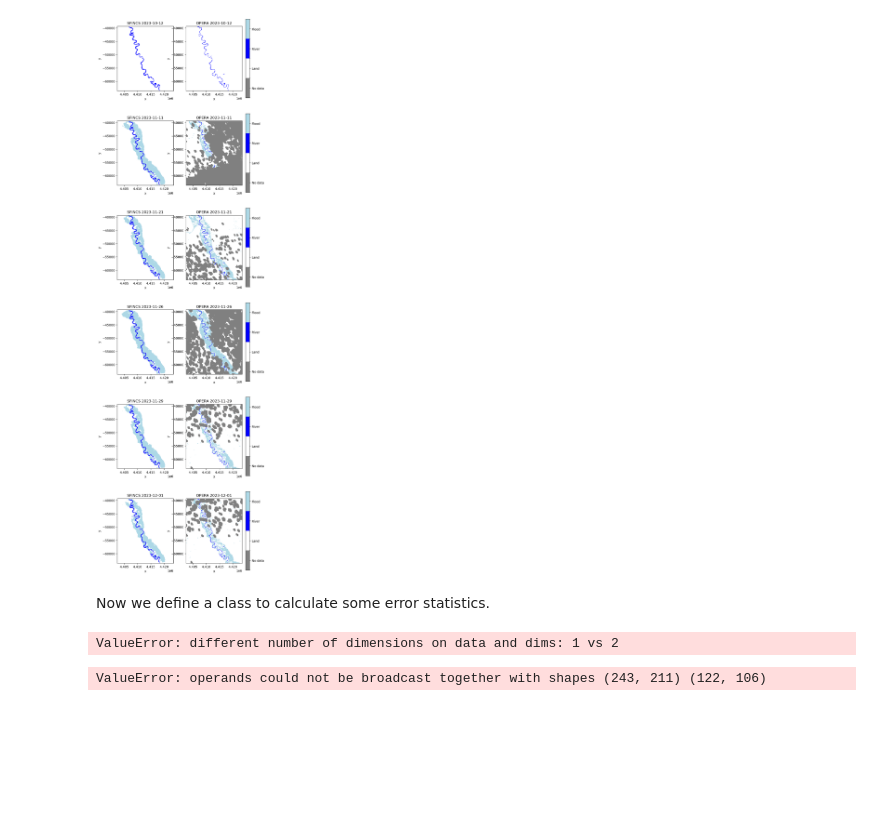
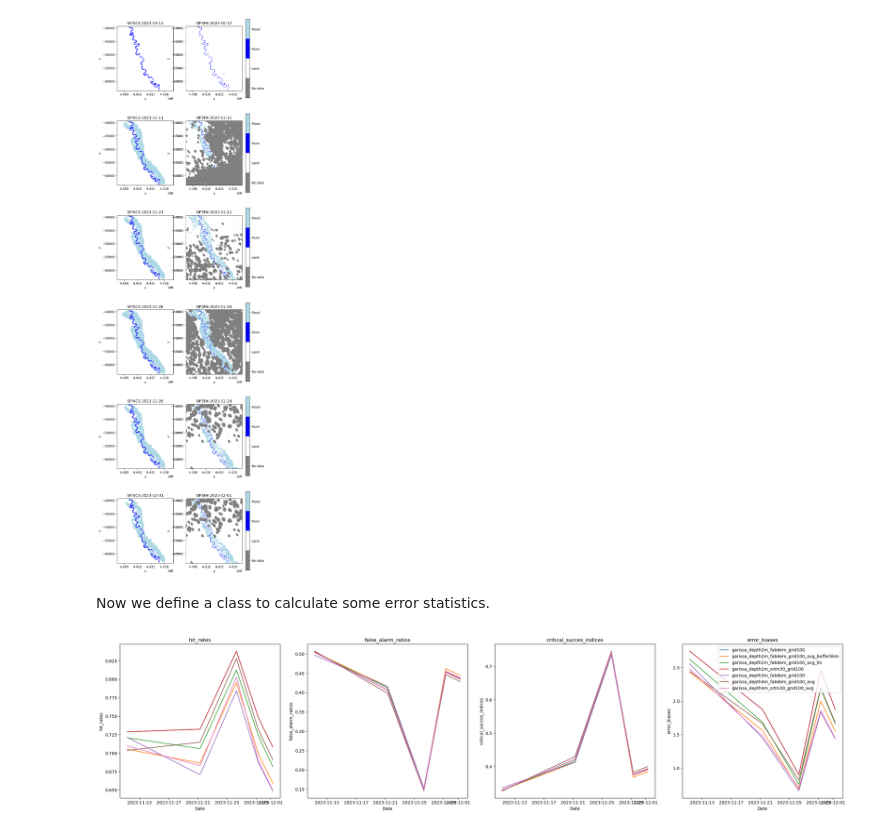
Before and after one commit to pjdebruijn2505/Git_mdp, a Jupyter notebook: SFINCS/d_preprocess_floodmaps.ipynb, the cells around one changed output. Saved outputs shown, nothing was run; the diff lists cells and outputs as text; code cells hidden in the pictures; blank space fills up the shorter version.

Commit message:
added some images of the model scores

```diff
--- a/SFINCS/d_preprocess_floodmaps.ipynb
+++ b/SFINCS/d_preprocess_floodmaps.ipynb
@@ -270,64 +270,40 @@ critical_succes_indices = {}
 error_biases = {}
 
 for model, floodmaps_sfincs in floodmaps_sfincs_all.items():
-    hr = {}
-    far = {}
-    csi = {}
-    eb = {}
-    for date, floodmap_sfincs in floodmaps.items():
+    hr = []
+    far = []
+    csi = []
+    eb = []
+    for date, floodmap_sfincs in floodmaps_sfincs.items():
         floodmap_sat = floodmaps[date]
 
         error_calc = Validation(floodmap_sat, floodmap_sfincs)
-        hr[date] = error_calc.hit_rate()
-        far[date] = error_calc.false_alarm_ratio()
-        csi[date] = error_calc.critical_succes_index()
-        eb[date] = error_calc.error_bias()
+        hr.append(error_calc.hit_rate())
+        far.append(error_calc.false_alarm_ratio())
+        csi.append(error_calc.critical_succes_index())
+        eb.append(error_calc.error_bias())
 
     hit_rates[model] = hr
     false_alarm_ratios[model] = far
     critical_succes_indices[model] = csi
     error_biases[model] = eb
 
-metrics = xr.DataArray(
-    data=[hit_rates, false_alarm_ratios, critical_succes_indices, error_biases],
-    dims=["model", "time"],
-    coords=dict(
-        model = model_names,
-        times = floodmap_times.values(),
-    ),
-)
+measures = [hit_rates, false_alarm_ratios, critical_succes_indices, error_biases]
+measure_titles = ["hit_rates", "false_alarm_ratios", "critical_succes_indices", "error_biases"]
-# %% [output]
-ValueError: different number of dimensions on data and dims: 1 vs 2
-# %%
-# Create empty arrays to store metrics
-hit_rates_arr = np.zeros((len(model_names), len(floodmaps)))
-false_alarm_ratios_arr = np.zeros((len(model_names), len(floodmaps)))
-critical_success_indices_arr = np.zeros((len(model_names), len(floodmaps)))
-error_biases_arr = np.zeros((len(model_names), len(floodmaps)))
-
-# Loop over models
-for i, (model, floodmaps_sfincs) in enumerate(floodmaps_sfincs_all.items()):
-    # Loop over time steps
-    for j, (date, floodmap_sfincs) in enumerate(floodmaps_sfincs.items()):
-        floodmap_sat = floodmaps[date]
-        # Perform validation
-        error_calc = Validation(floodmap_sat, floodmap_sfincs)
-        # Compute metrics
-        hit_rates_arr[i, j] = error_calc.hit_rate()
-        false_alarm_ratios_arr[i, j] = error_calc.false_alarm_ratio()
-        critical_success_indices_arr[i, j] = error_calc.critical_succes_index()
-        error_biases_arr[i, j] = error_calc.error_bias()
-
-# Create xarray DataArrays
-hit_rates_da = xr.DataArray(hit_rates_arr, dims=["model", "time"], coords={"model": list(model_names), "time": list(floodmaps.keys())})
-false_alarm_ratios_da = xr.DataArray(false_alarm_ratios_arr, dims=["model", "time"], coords={"model": list(model_names), "time": list(floodmaps.keys())})
-critical_success_indices_da = xr.DataArray(critical_success_indices_arr, dims=["model", "time"], coords={"model": list(model_names), "time": list(floodmaps.keys())})
-error_biases_da = xr.DataArray(error_biases_arr, dims=["model", "time"], coords={"model": list(model_names), "time": list(floodmaps.keys())})
-
-# Combine DataArrays into a Dataset
-metrics = xr.Dataset({"hit_rates": hit_rates_da, "false_alarm_ratios": false_alarm_ratios_da, "critical_success_indices": critical_success_indices_da, "error_biases": error_biases_da})
-
-# Print or manipulate the resulting xarray Dataset as needed
-print(metrics)
-# %% [output]
-ValueError: operands could not be broadcast together with shapes (243, 211) (122, 106)
+# %%
+fig, axs = plt.subplots(1, 4, figsize=(25, 6))
+
+for i, ax in enumerate(axs):
+    meas = measures[i]
+
+    for model, data in meas.items():
+        ax.plot(floodmap_times.values(), data, label=model)
+
+    ax.set_xlabel("Date")
+    ax.set_ylabel(measure_titles[i])
+    ax.set_title(measure_titles[i])
+
+plt.legend()
+plt.tight_layout()
+# %% [output]
+[figure, added]
```
Also changed, not shown: parts of 1 cell of this notebook, 23 other files.
